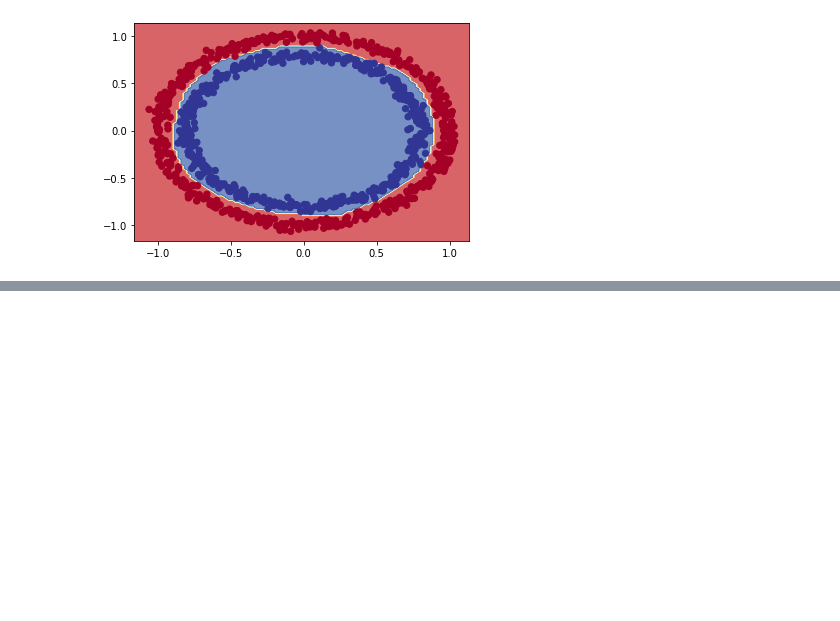
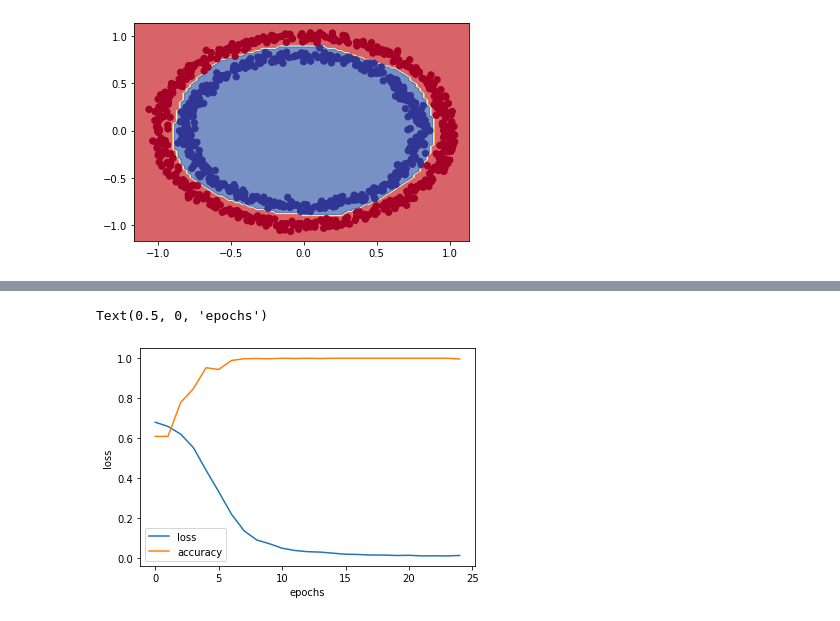
Before and after one commit to priteshkeleven/tf_course, a Jupyter notebook: neural_network_classification.ipynb, the cells around one changed output, grey strips where cells are left out. Drawn from its saved outputs; the diff is of its cells as text; code cells hidden in the pictures; blank space fills up the shorter version.

```diff
--- a/neural_network_classification.ipynb
+++ b/neural_network_classification.ipynb
@@ -145,0 +174,4 @@ doing binary classification
+# %%
+X_train, X_test, y_train, y_test = train_test_split(x, y, test_size=0.2, random_state=42)
+
+X_train.shape, X_test.shape, y_test.shape, y_train.shape
@@ -145,0 +180,14 @@ doing binary classification
+# %%
+tf.random.set_seed(42)
+
+model_1 = tf.keras.Sequential([
+    tf.keras.layers.Dense(10, activation="relu"),
+    tf.keras.layers.Dense(10, activation="relu"),
+    tf.keras.layers.Dense(1, activation="sigmoid"),
+])
+
+model_1.compile(loss="binary_crossentropy",
+               optimizer=tf.keras.optimizers.Adam(learning_rate=0.01),
+               metrics=["accuracy"])
+
+history_1 = model_1.fit(X_train, y_train, epochs=25)
@@ -145,0 +212,7 @@ doing binary classification
+# %%
+pd.DataFrame(history_1.history).plot()
+plt.ylabel("loss")
+plt.xlabel("epochs")
+# %% [output]
+Text(0.5, 0, 'epochs')
+[figure, added]
```
Also changed, not shown: parts of 26 cells of this notebook.
